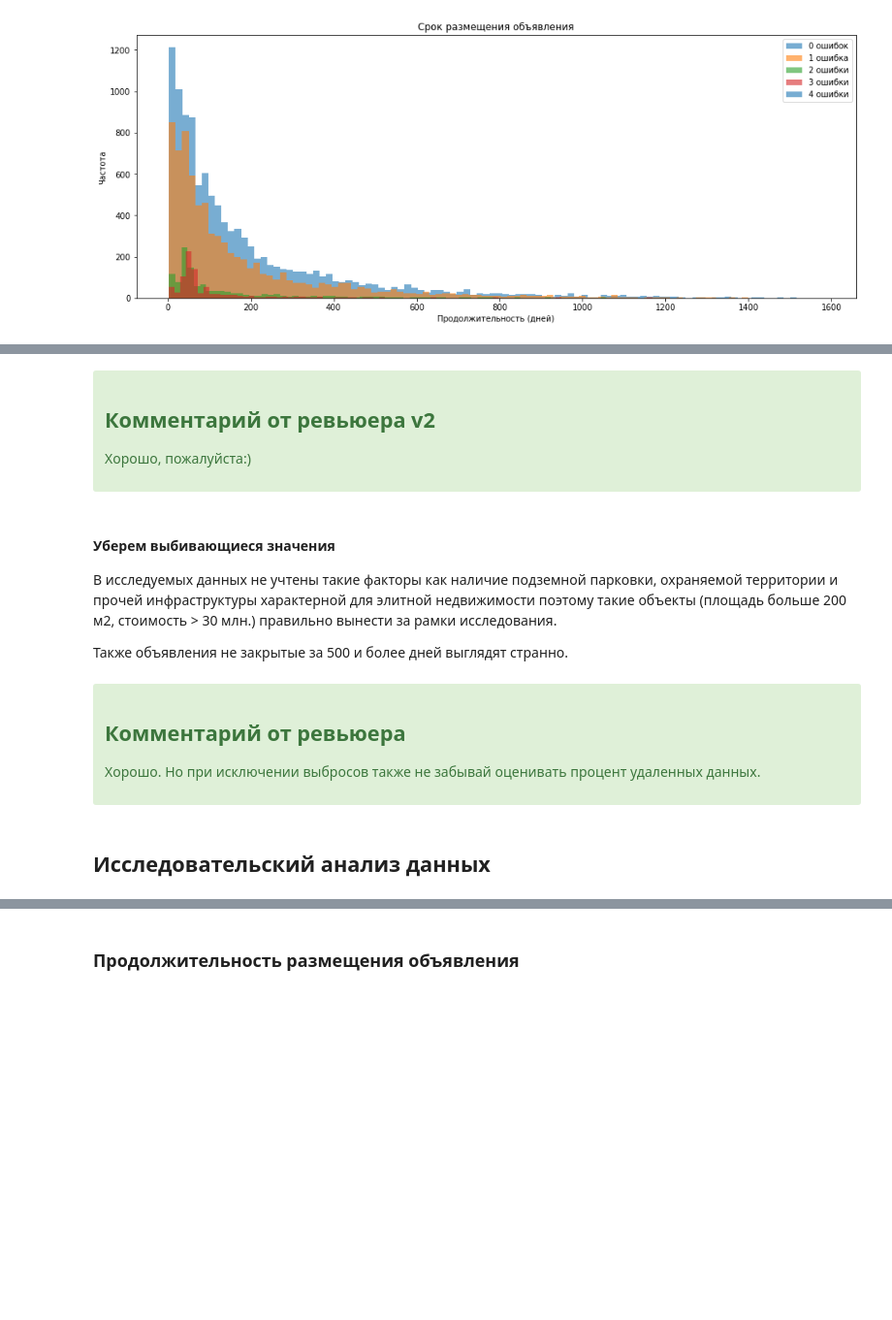
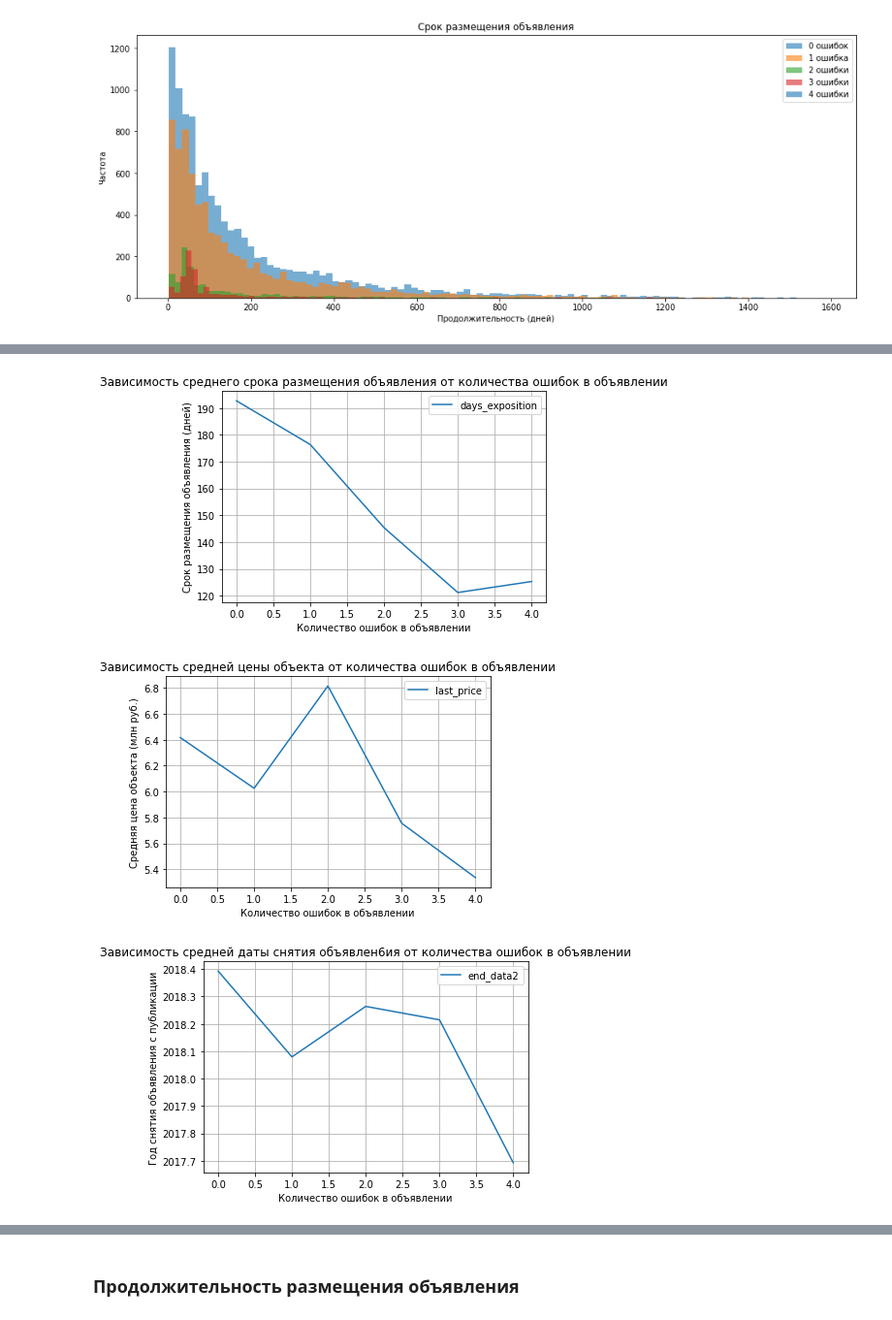
Before and after one commit to Oleg-Volontsevich/Yandex_Practicum_Projects, a Jupyter notebook: project02_apartments_for_sale_analyzing/yp_project_02.ipynb, the cells around one changed output, grey strips where cells are left out. Shown at 97% size. Saved outputs shown, nothing was run; the diff lists cells and outputs as text; code cells hidden in the pictures; blank space fills up the shorter version.

```diff
--- a/project02_apartments_for_sale_analyzing/yp_project_02.ipynb
+++ b/project02_apartments_for_sale_analyzing/yp_project_02.ipynb
@@ -560,12 +485,0 @@ data.head(5)
-# %% [markdown]
-<div class="alert alert-success">
-<h2> Комментарий от ревьюера v2</h2>
-
-Хорошо, пожалуйста:)
-
-</div>
-# %% [markdown]
-#### Уберем выбивающиеся значения
-В исследуемых данных не учтены такие факторы как наличие подземной парковки, охраняемой территории и прочей инфраструктуры характерной для элитной недвижимости поэтому такие объекты (площадь больше 200 м2, стоимость > 30 млн.) правильно вынести за рамки исследования.
-
-Также объявления не закрытые за 500 и более дней выглядят странно.
@@ -575,9 +486,19 @@ data_n=data.query('last_price<30 and total_area<200 and days_exposition<500')
-# %% [markdown]
-<div class="alert alert-success">
-<h2> Комментарий от ревьюера</h2>
-
-Хорошо. Но при исключении выбросов также не забывай оценивать процент удаленных данных.
-
-</div>
-# %% [markdown]
-## Исследовательский анализ данных
+# %%
+data2.pivot_table(index='nan_count', values='days_exposition').plot(grid=True)
+plt.title('Зависимость среднего срока размещения объявления от количества ошибок в объявлении')
+plt.ylabel('Срок размещения объявления (дней)')
+plt.xlabel('Количество ошибок в объявлении')
+
+data2.pivot_table(index='nan_count', values='last_price').plot(grid=True)
+plt.title('Зависимость средней цены объекта от количества ошибок в объявлении')
+plt.ylabel('Средняя цена объекта (млн руб.)')
+plt.xlabel('Количество ошибок в объявлении')
+
+data2.pivot_table(index='nan_count', values='end_data2').plot(grid=True)
+plt.title('Зависимость средней даты снятия объявлен6ия от количества ошибок в объявлении')
+plt.ylabel('Год снятия объявления с публикации')
+plt.xlabel('Количество ошибок в объявлении');
+# %% [output]
+[figure, added]
+[figure, added]
+[figure, added]
```
Also changed, not shown: parts of 51 cells of this notebook.
